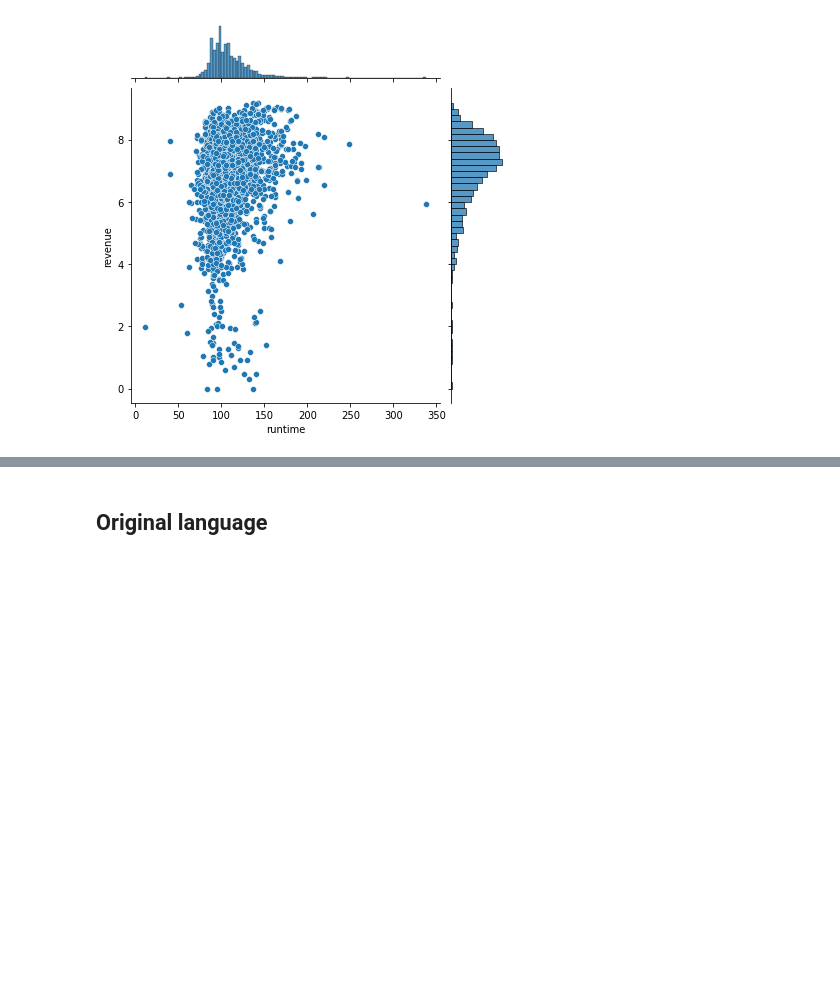
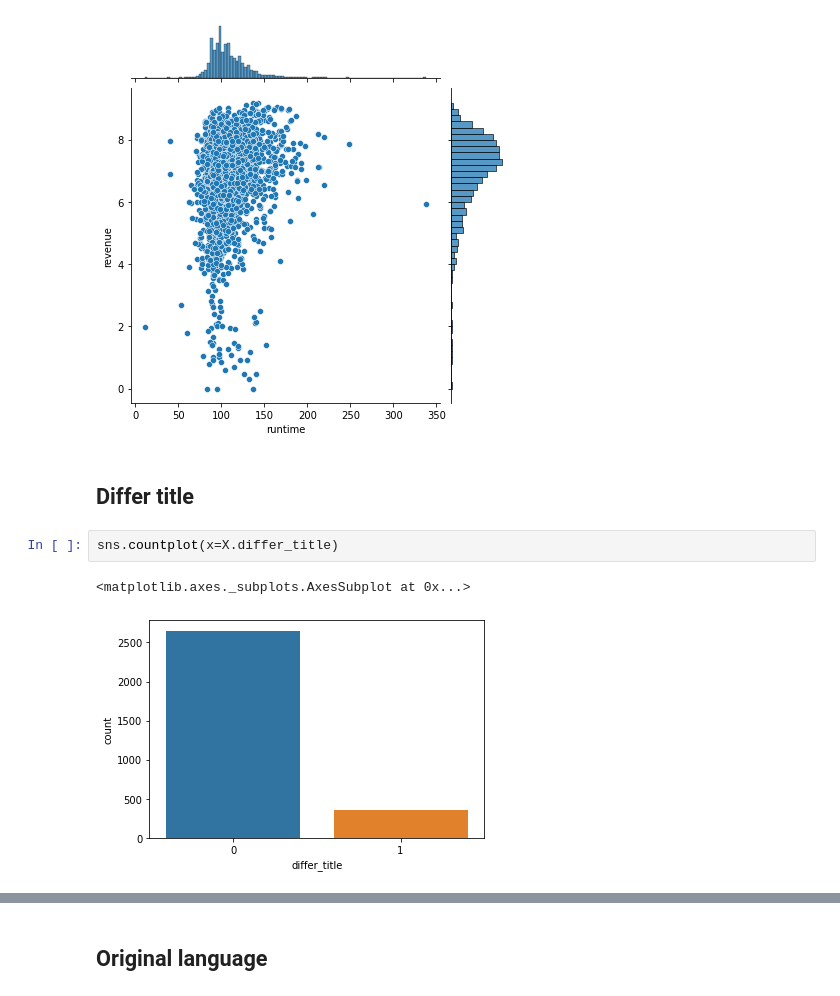
Before and after one commit to d0bando/Personal-Projects, a Jupyter notebook: Box_Office_Competition.ipynb, the cells around one changed output, grey strips where cells are left out. Drawn from its saved outputs; the diff is of its cells as text; blank space fills up the shorter version.

```diff
--- a/Box_Office_Competition.ipynb
+++ b/Box_Office_Competition.ipynb
@@ -1644,3 +1651,10 @@ sns.jointplot(x=X["runtime"],y=np.log10(y))
 # %% [output]
 <seaborn.axisgrid.JointGrid at 0x...>
 [figure]
+# %% [markdown]
+## Differ title
+# %%
+sns.countplot(x=X.differ_title)
+# %% [output]
+<matplotlib.axes._subplots.AxesSubplot at 0x...>
+[figure, added]
```
Also changed, not shown: parts of 23 cells of this notebook.
